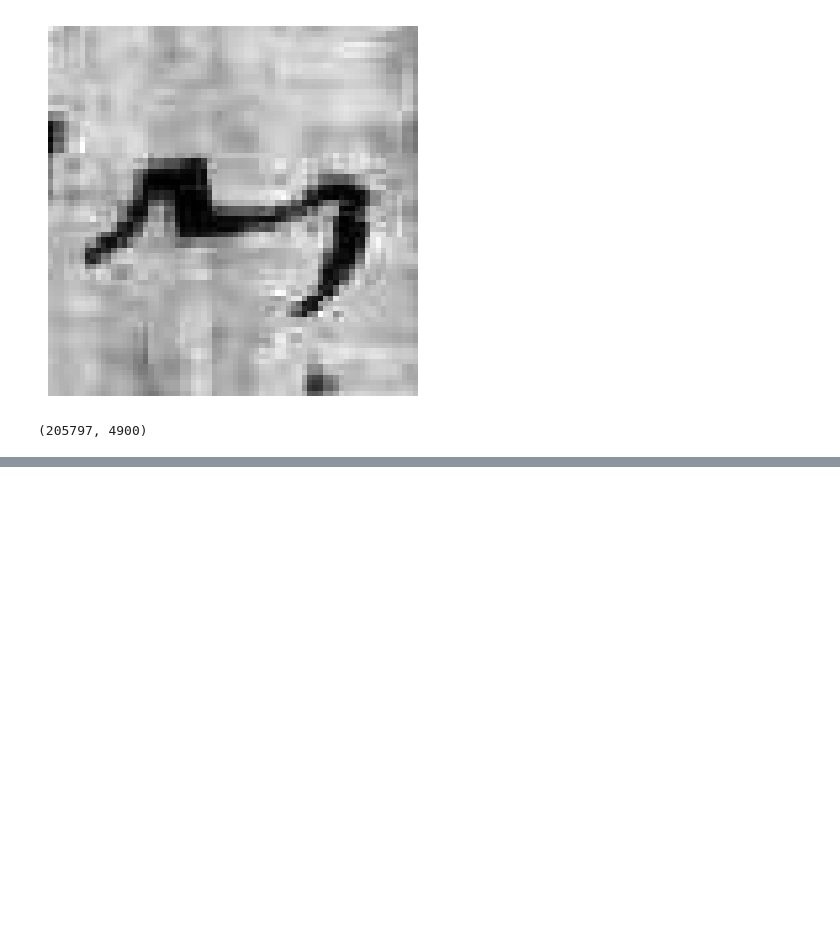
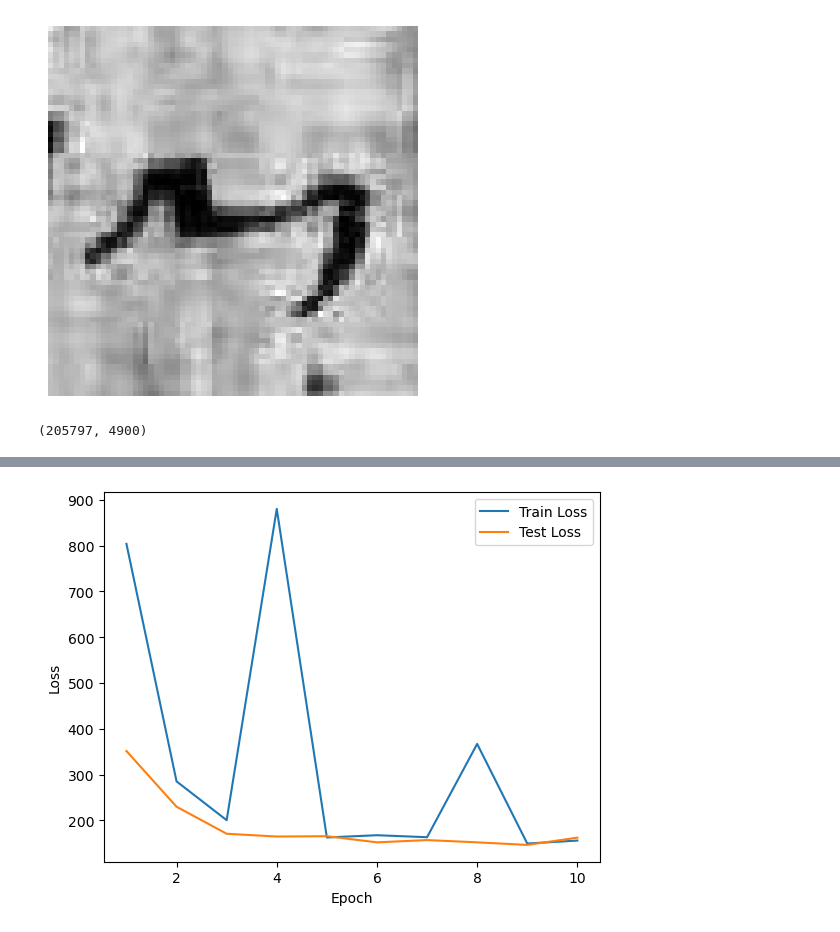
Before and after one commit to Wishmitha/Vesuvius, a Jupyter notebook: alpub_autoencoder/alpub_autoencoder.ipynb, the cells around one changed output, grey strips where cells are left out. Saved outputs shown, nothing was run; the diff lists cells and outputs as text; code cells hidden in the pictures; blank space fills up the shorter version.

Commit message:
Implement Autoencoder model

```diff
--- a/alpub_autoencoder/alpub_autoencoder.ipynb
+++ b/alpub_autoencoder/alpub_autoencoder.ipynb
@@ -85,3 +90,7 @@ import torch.nn as nn
 import torch.optim as optim
 
 from torch.utils.data import DataLoader, Dataset
+# %%
+# Define the device
+device = torch.device('cuda' if torch.cuda.is_available() else 'cpu')
+device
@@ -90,6 +101,9 @@ class CharacterDataset(Dataset):
     def __init__(self, images, labels):
         self.images = torch.FloatTensor(images)
         self.labels = torch.FloatTensor(labels)
+
+        self.images = self.images.to(device)
+        self.labels = self.labels.to(device)
 
     def __len__(self):
         return len(self.images)
@@ -102,0 +115,4 @@ class CharacterDataset(Dataset):
+# %%
+train_dataset = CharacterDataset(X_train, Y_train)
+test_dataset = CharacterDataset(X_test, Y_test)
+val_dataset = CharacterDataset(X_val, Y_val)
@@ -102,0 +131,77 @@ class CharacterDataset(Dataset):
+# %%
+input_dim = 4900  # Dimensionality of the input data
+latent_dim = 100  # Dimensionality of the latent space
+
+model = Autoencoder(input_dim, latent_dim)
+model = model.to(device)
+
+criterion = nn.MSELoss()
+optimizer = optim.Adam(model.parameters(), lr=0.001)
+# %%
+num_epochs = 10
+batch_size = 64
+best_test_loss = float('inf')
+best_model_state = None
+
+train_loader = DataLoader(train_dataset, batch_size=batch_size, shuffle=True)
+val_loader = DataLoader(val_dataset, batch_size=batch_size, shuffle=True)
+
+train_losses = []
+test_losses = []
+
+for epoch in range(num_epochs):
+    train_loss = 0.0
+    test_loss = 0.0
+
+    # Training
+    model.train()
+    for batch in train_loader:
+        images, labels = batch
+
+        # Forward pass
+        reconstructions = model(images)
+        loss = criterion(reconstructions, images)
+
+        # Backward pass and optimization
+        optimizer.zero_grad()
+        loss.backward()
+        optimizer.step()
+
+        train_loss += loss.item() * images.size(0)
+
+    train_loss /= len(train_loader.dataset)
+    train_losses.append(train_loss)
+
+    # Evaluation
+    model.eval()
+    with torch.no_grad():
+        for batch in val_loader:
+            images, labels = batch
+
+            # Forward pass
+            reconstructions = model(images)
+            loss = criterion(reconstructions, images)
+
+            test_loss += loss.item() * images.size(0)
+
+        test_loss /= len(val_loader.dataset)
+        test_losses.append(test_loss)
+
+        # Check if current model has the lowest test loss so far
+        if test_loss < best_test_loss:
+            best_test_loss = test_loss
+            best_model_state = model.state_dict().copy()
+
+    print(f"Epoch [{epoch+1}/{num_epochs}], Train Loss: {train_loss:.4f}, Test Loss: {test_loss:.4f}")
+
+# Plotting train and test loss
+plt.plot(range(1, num_epochs+1), train_losses, label='Train Loss')
+plt.plot(range(1, num_epochs+1), test_losses, label='Test Loss')
+plt.xlabel('Epoch')
+plt.ylabel('Loss')
+plt.legend()
+plt.show()
+
+# Load the best model state (lowest test loss)
+model.load_state_dict(best_model_state)
+# %% [output]
@@ -102,0 +218 @@ class CharacterDataset(Dataset):
+[figure, added]
```
Also changed, not shown: parts of 7 cells of this notebook.
